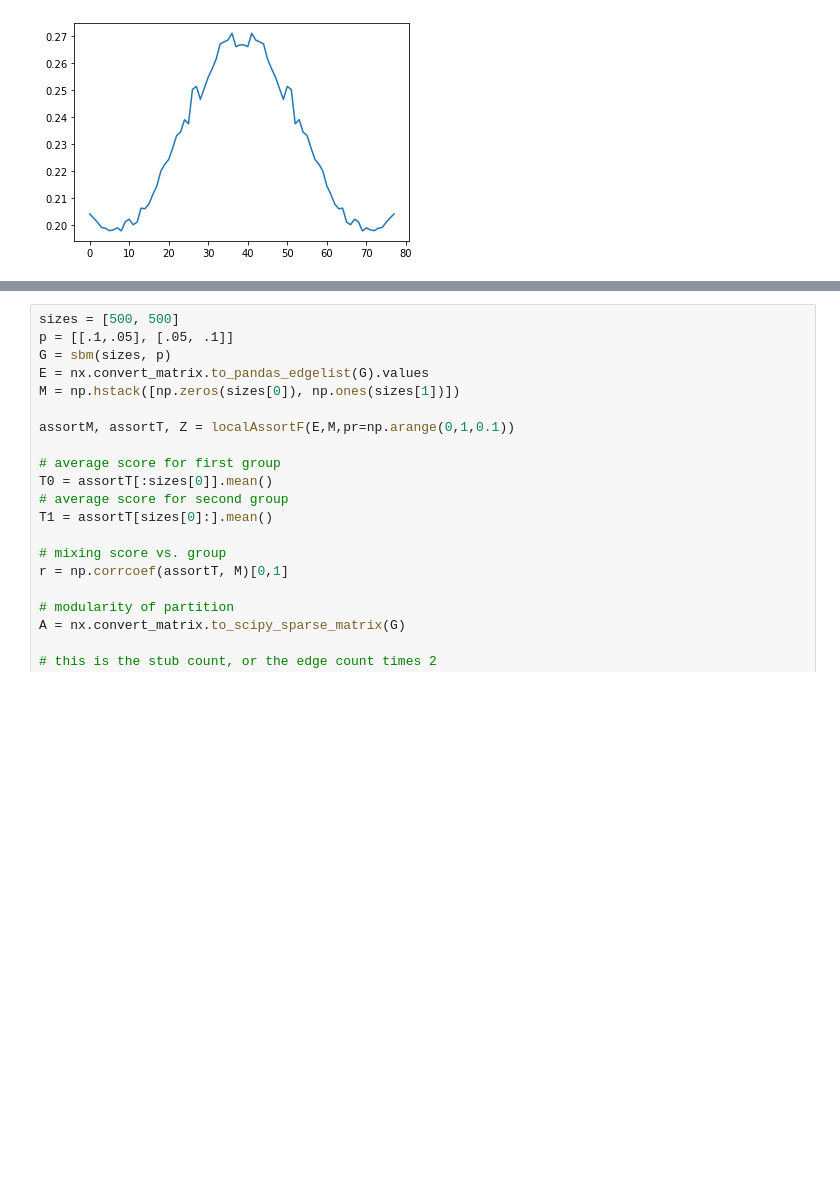
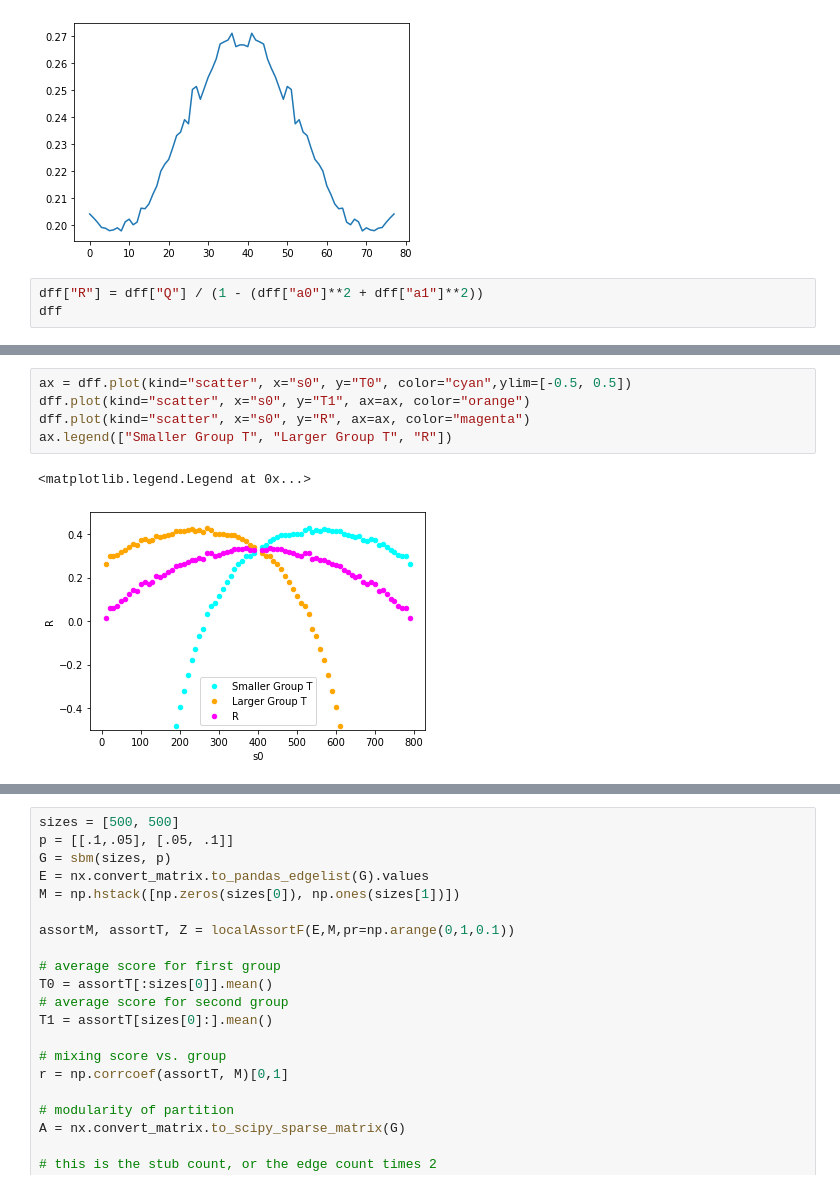
Before and after one commit to piratepeel/MultiscaleMixing, a Jupyter notebook: notebooks/Mixing vs. Community Size.ipynb, the cells around one changed output, grey strips where cells are left out. Drawn from its saved outputs; the diff is of its cells as text; blank space fills up the shorter version.

```diff
--- a/notebooks/Mixing vs. Community Size.ipynb
+++ b/notebooks/Mixing vs. Community Size.ipynb
@@ -214,3 +214,6 @@ dff.Q.plot()
 # %% [output]
 <AxesSubplot:>
 [figure]
+# %%
+dff["R"] = dff["Q"] / (1 - (dff["a0"]**2 + dff["a1"]**2))
+dff
@@ -217,3 +234,11 @@ dff.Q.plot()
+# %%
+ax = dff.plot(kind="scatter", x="s0", y="T0", color="cyan",ylim=[-0.5, 0.5])
+dff.plot(kind="scatter", x="s0", y="T1", ax=ax, color="orange")
+dff.plot(kind="scatter", x="s0", y="R", ax=ax, color="magenta")
+ax.legend(["Smaller Group T", "Larger Group T", "R"])
+# %% [output]
+<matplotlib.legend.Legend at 0x...>
+[figure, added]
 # %% [markdown]
 What DO I think that modularity really means?  I feel like it SHOULD be the same when omega is fixed but class sizes change but why?  My intuition is clearly wrong here.
 
```
Also changed, not shown: parts of 12 cells of this notebook, 2 other files.
